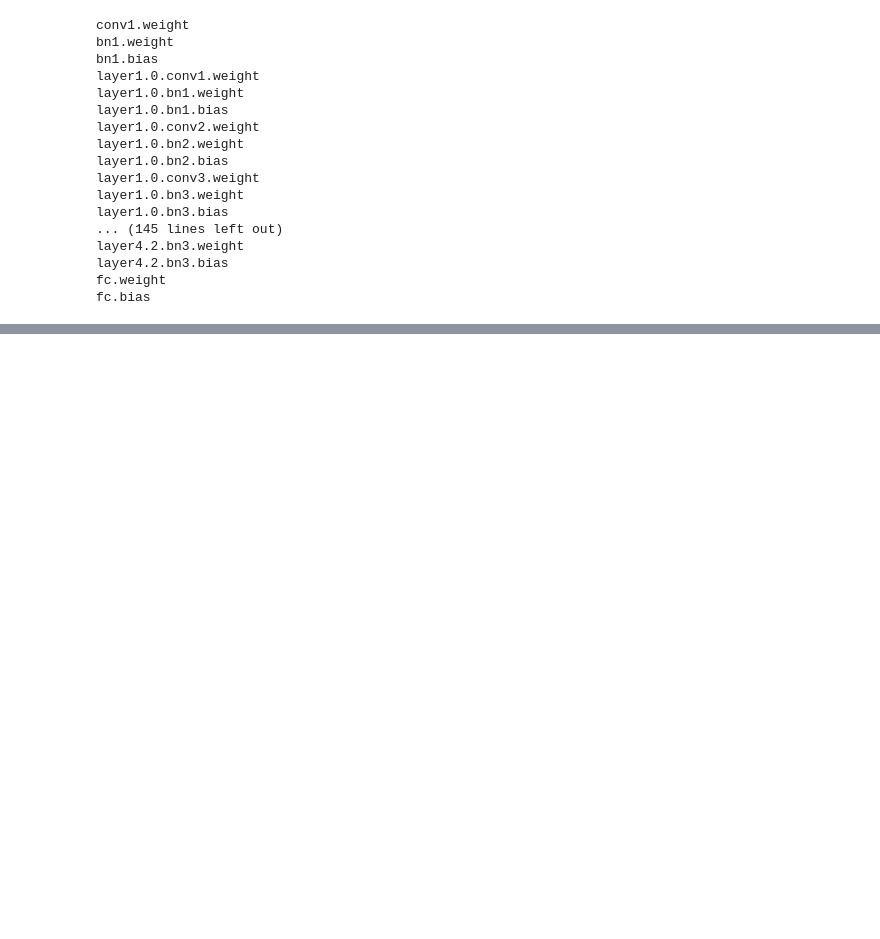
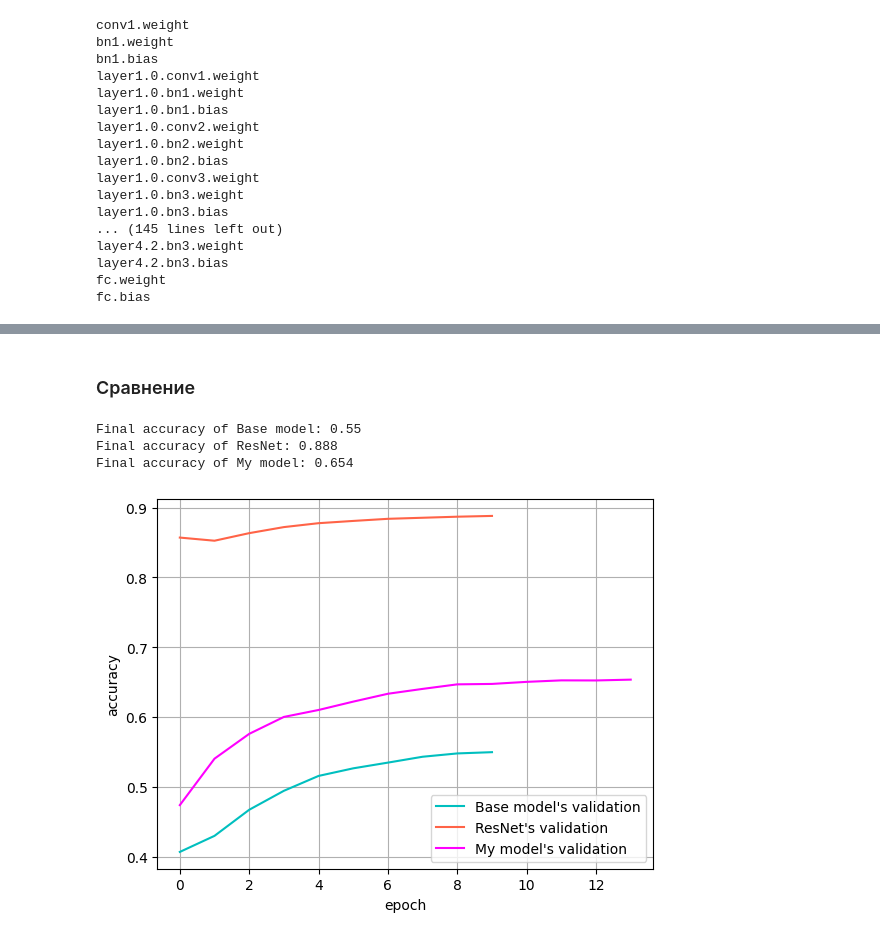
Before and after one commit to danyachka/aai_labs, a Jupyter notebook: lab3/lab_3.ipynb, the cells around one changed output, grey strips where cells are left out. Drawn from its saved outputs; the diff is of its cells as text; code cells hidden in the pictures; blank space fills up the shorter version.

```diff
--- a/lab3/lab_3.ipynb
+++ b/lab3/lab_3.ipynb
@@ -332,0 +430,29 @@ demonstrate_predictions(torch_model, torch_accuracy_track)
+# %% [markdown]
+### Сравнение
+# %%
+def print_final_accuracy_track(accuracy_track, model_name, color) -> None:
+  print(f'{color}Final accuracy of {model_name}: {round(float(accuracy_track['validation'][-1]), 3)}{Fore.RESET}')
+
+print_final_accuracy_track(first_accuracy_track, "Base model", Fore.CYAN)
+print_final_accuracy_track(torch_accuracy_track, "ResNet", Fore.LIGHTMAGENTA_EX)
+print_final_accuracy_track(my_accuracy_track, "My model", Fore.LIGHTRED_EX)
+# %% [output]
+Final accuracy of Base model: 0.55
+Final accuracy of ResNet: 0.888
+Final accuracy of My model: 0.654
+# %%
+def plot_accuracy_track():
+  plt.plot(first_accuracy_track['validation'], label="Base model's validation", color='c')
+  plt.plot(torch_accuracy_track['validation'], label="ResNet's validation", color='tomato')
+  plt.plot(my_accuracy_track['validation'], label="My model's validation", color='magenta')
+
+
+  plt.ylabel('accuracy')
+  plt.xlabel('epoch')
+  plt.grid()
+  plt.legend()
+  plt.show()
+
+plot_accuracy_track()
+# %% [output]
+[figure, added]
```
Also changed, not shown: parts of 25 cells of this notebook, 1 other file.
